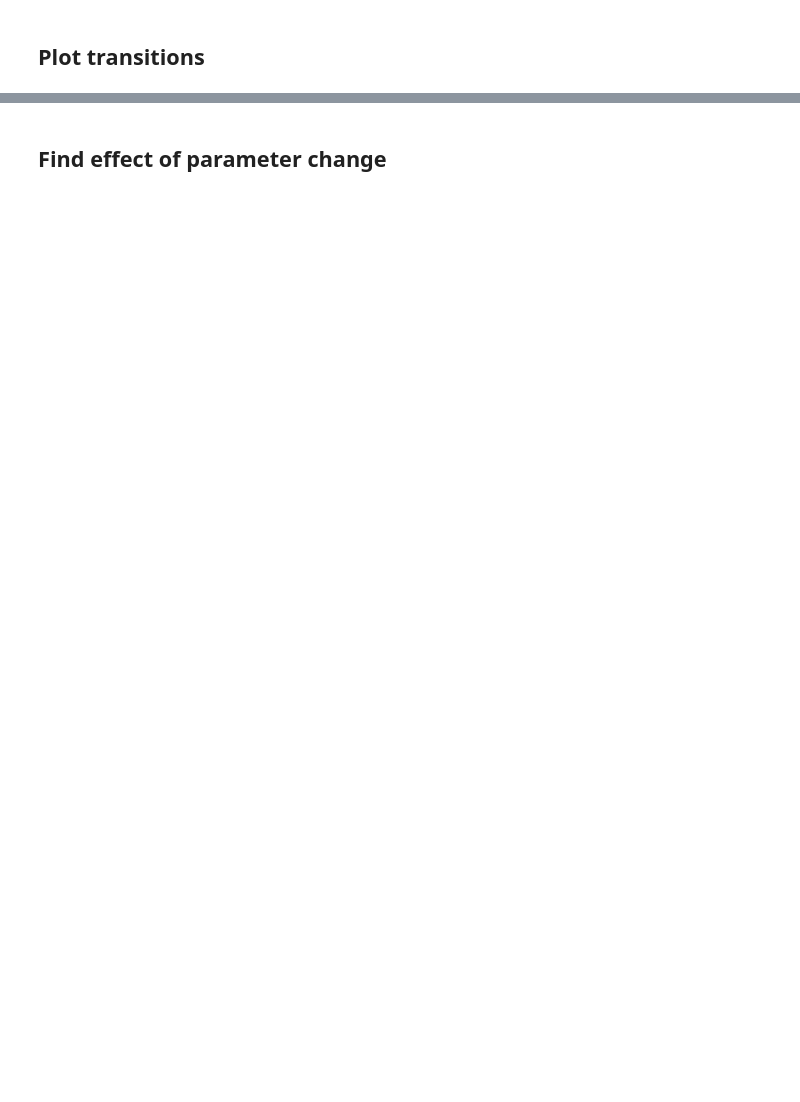
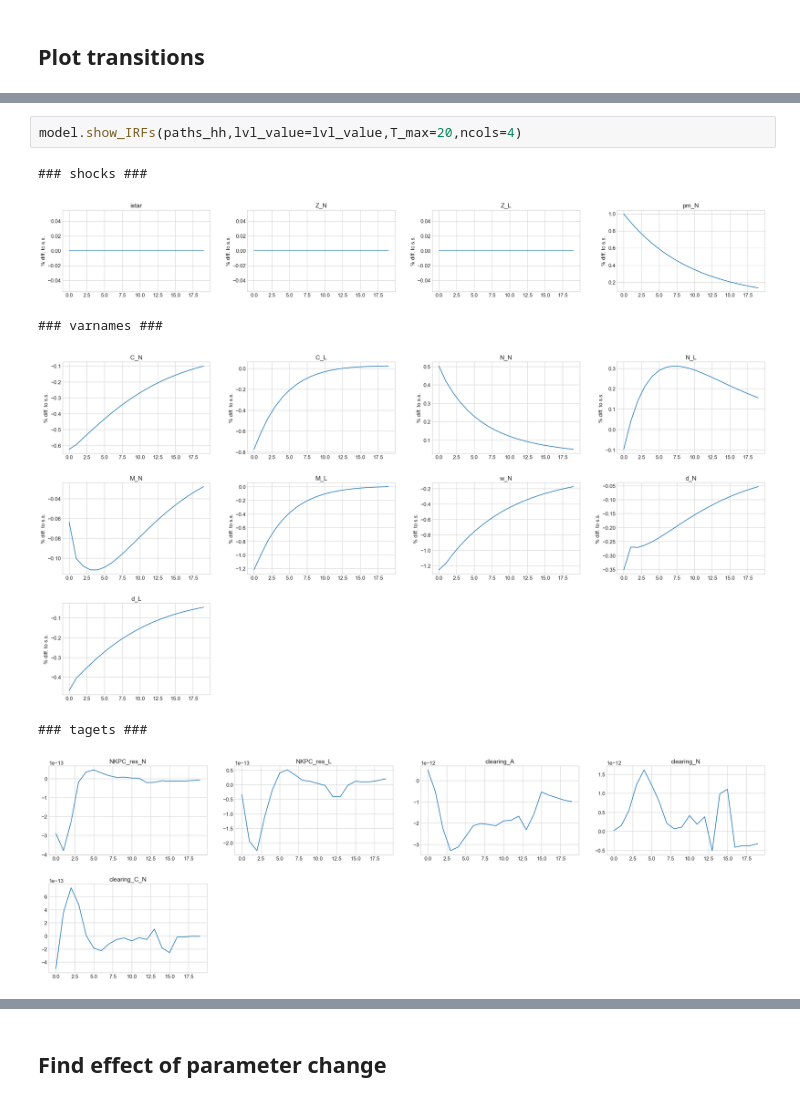
Before and after one commit to signehm0812/hank-speciale, a Jupyter notebook: two_sectors_subsistence/two_sector/HANK.ipynb, the cells around one changed output, grey strips where cells are left out. Saved outputs shown, nothing was run; the diff lists cells and outputs as text; blank space fills up the shorter version.

```diff
--- a/two_sectors_subsistence/two_sector/HANK.ipynb
+++ b/two_sectors_subsistence/two_sector/HANK.ipynb
@@ -336,0 +348,9 @@ model.show_IRFs(paths,lvl_value=lvl_value,T_max=20,ncols=2)
+# %%
+model.show_IRFs(paths_hh,lvl_value=lvl_value,T_max=20,ncols=4)
+# %% [output]
+### shocks ###
+[figure, added]
+### varnames ###
+[figure, added]
+### tagets ###
+[figure, added]
```
Also changed, not shown: parts of 34 cells of this notebook, 2 other files.
